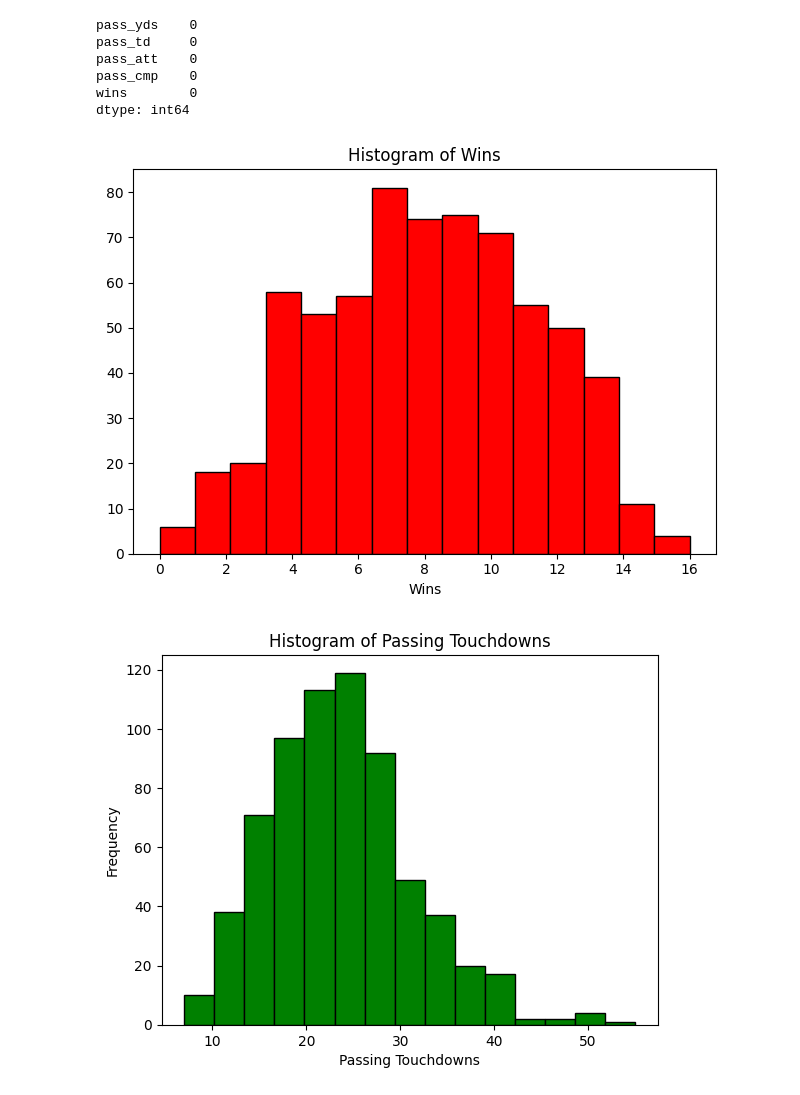
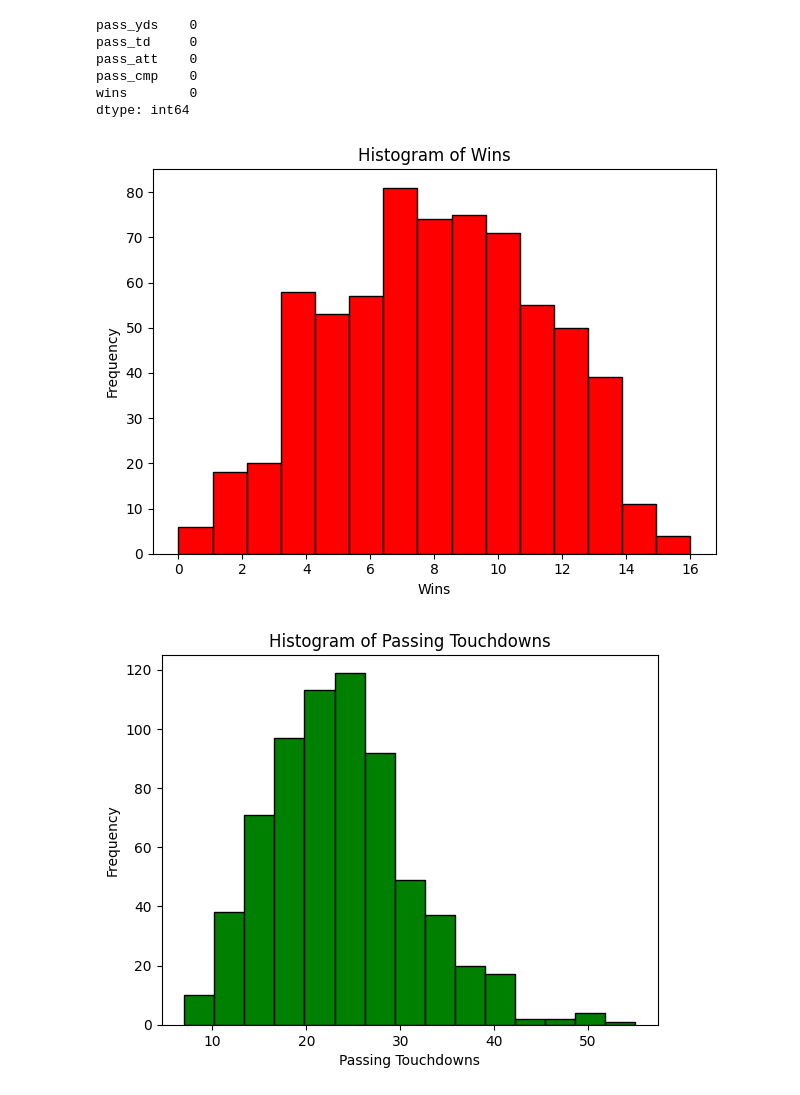
Before and after one commit to ss2jak/applied-ml-Jakiel, a Jupyter notebook: notebooks/NFL.ipynb, the cells around one changed output. Drawn from its saved outputs; the diff is of its cells as text; code cells hidden in the pictures.

```diff
--- a/notebooks/NFL.ipynb
+++ b/notebooks/NFL.ipynb
@@ -80,12 +79,12 @@ dtype: int64
 # %%
 plt.hist(df["wins"], bins=15, color="red", edgecolor="black")
 plt.title("Histogram of Wins")
 plt.xlabel("Wins")
-plt.ylabel
+plt.ylabel("Frequency")
 plt.tight_layout()
 plt.show()
 # %% [output]
-[figure, old version]
+[figure, new version]
 # %%
 plt.hist(df["pass_td"], bins=15, color="green", edgecolor="black")
 plt.title("Histogram of Passing Touchdowns")
```
Also changed, not shown: parts of 2 cells of this notebook, 1 other file.
